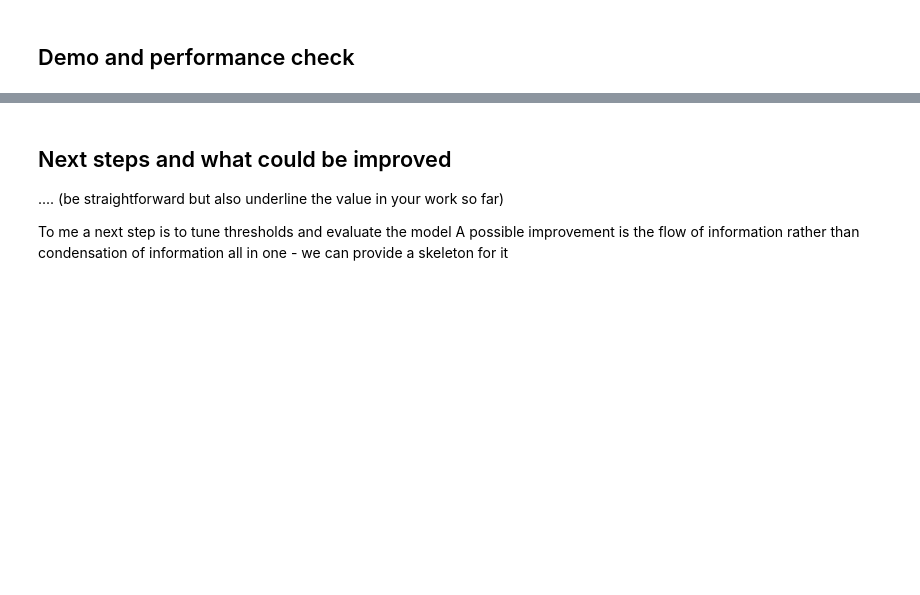
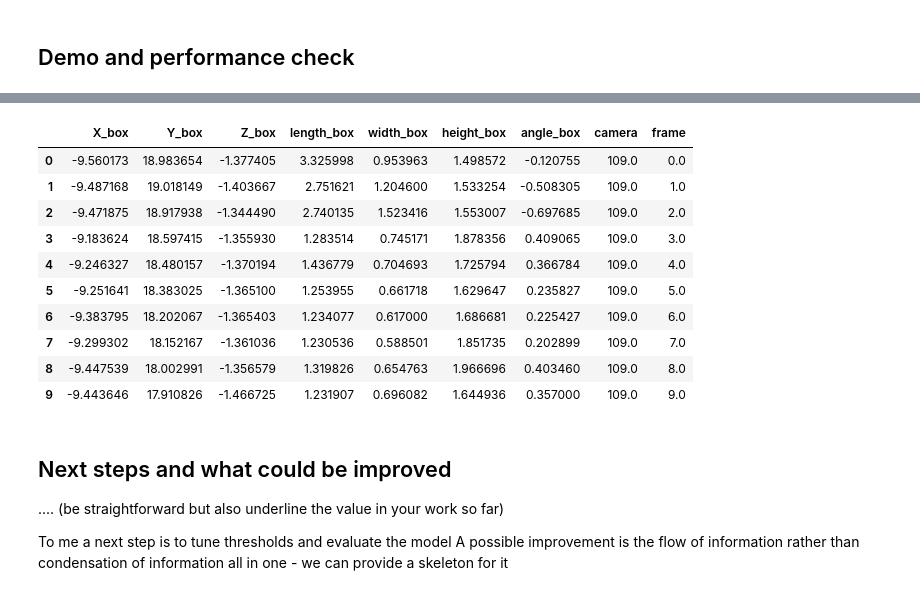
Before and after one commit to davidecarrara98/Multi-Object-Tracking-in-Complex-Urban-Scenarios, a Jupyter notebook: ProjectCode/First review notebook.ipynb, the cells around one changed output, grey strips where cells are left out. Cells and saved outputs as stored; diff of their text form; code cells hidden in the pictures; blank space fills up the shorter version.

```diff
--- a/ProjectCode/First review notebook.ipynb
+++ b/ProjectCode/First review notebook.ipynb
@@ -699,7 +772,7 @@ class Tracker:
         self.frame_index += 1
         self.time += dt
         self.current_objects = self.dataframe[np.abs(self.dataframe['elapsed_time']-self.time)<=dt/2]# very unlikely one happens to be EXACTLY in the middle
-        #self.merge_collisions()
+        self.merge_collisions()
         self.analyze_frame()
 
 
@@ -732,17 +805,27 @@ class Tracker:
 
     def merge_collisions(self):
 
-        labeled_df = None
+        if 'credibility_level' not in self.current_objects:
+            credibility_level(self.current_objects)
+
+        unify(self.current_objects)
+        labeled_df = self.current_objects
+
         if np.all(labeled_df.groupby(['object_index']).count()==1):
             return
 
-        labeled_weighted_df = labeled_df.drop('weight', axis=1)
-        labeled_weighted_df.loc[:,labeled_df.columns not in ['weight', 'camera', 'object_index']] = labeled_df.loc[:,labeled_df.columns not in ['weight', 'camera', 'object_index']].multiply(labeled_df.weights, axis='index')
+        labeled_df.loc[:,~labeled_df.columns.isin(['credibility_level', 'camera', 'object_index'])] = labeled_df.loc[:,~labeled_df.columns.isin(['credibility_level', 'camera', 'object_index'])].multiply(labeled_df.credibility_level, axis='index')
 
-        self.current_objects = labeled_weighted_df.groupby(['object_index']).sum()
+
+        labeled_df = labeled_df.groupby(['object_index']).sum()
+        labeled_df = labeled_df.divide(labeled_df.credibility_level, axis='index')
+        labeled_df = labeled_df.drop(['credibility_level', 'frame'], axis=1)
+
+        self.current_objects = labeled_df
         self.current_objects['elapsed_time'] = self.time
 
         return
+
 
     def iterate_for(self,n_iter):
         for it in range(n_iter):
@@ -785,7 +868,19 @@ Removed tracks:  4
 Inactive tracks:  0
 # %%
 #Print one trajectory as dataframe
-TrackTrack.tracks['Inactive'][5].to_df()
+TrackTrack.tracks['Active'][5].to_df()
+# %% [output]
+|  | X_box | Y_box | Z_box | length_box | width_box | height_box | angle_box | camera | frame |
+| 0 | -9.560173 | 18.983654 | -1.377405 | 3.325998 | 0.953963 | 1.498572 | -0.120755 | 109.0 | 0.0 |
+| 1 | -9.487168 | 19.018149 | -1.403667 | 2.751621 | 1.204600 | 1.533254 | -0.508305 | 109.0 | 1.0 |
+| 2 | -9.471875 | 18.917938 | -1.344490 | 2.740135 | 1.523416 | 1.553007 | -0.697685 | 109.0 | 2.0 |
+| 3 | -9.183624 | 18.597415 | -1.355930 | 1.283514 | 0.745171 | 1.878356 | 0.409065 | 109.0 | 3.0 |
+| 4 | -9.246327 | 18.480157 | -1.370194 | 1.436779 | 0.704693 | 1.725794 | 0.366784 | 109.0 | 4.0 |
+| 5 | -9.251641 | 18.383025 | -1.365100 | 1.253955 | 0.661718 | 1.629647 | 0.235827 | 109.0 | 5.0 |
+| 6 | -9.383795 | 18.202067 | -1.365403 | 1.234077 | 0.617000 | 1.686681 | 0.225427 | 109.0 | 6.0 |
+| 7 | -9.299302 | 18.152167 | -1.361036 | 1.230536 | 0.588501 | 1.851735 | 0.202899 | 109.0 | 7.0 |
+| 8 | -9.447539 | 18.002991 | -1.356579 | 1.319826 | 0.654763 | 1.966696 | 0.403460 | 109.0 | 8.0 |
+| 9 | -9.443646 | 17.910826 | -1.466725 | 1.231907 | 0.696082 | 1.644936 | 0.357000 | 109.0 | 9.0 |
 # %% [markdown]
 ## Next steps and what could be improved
 .... (be straightforward but also underline the value in your work so far)
```
Also changed, not shown: parts of 6 cells of this notebook, 1 other file.
